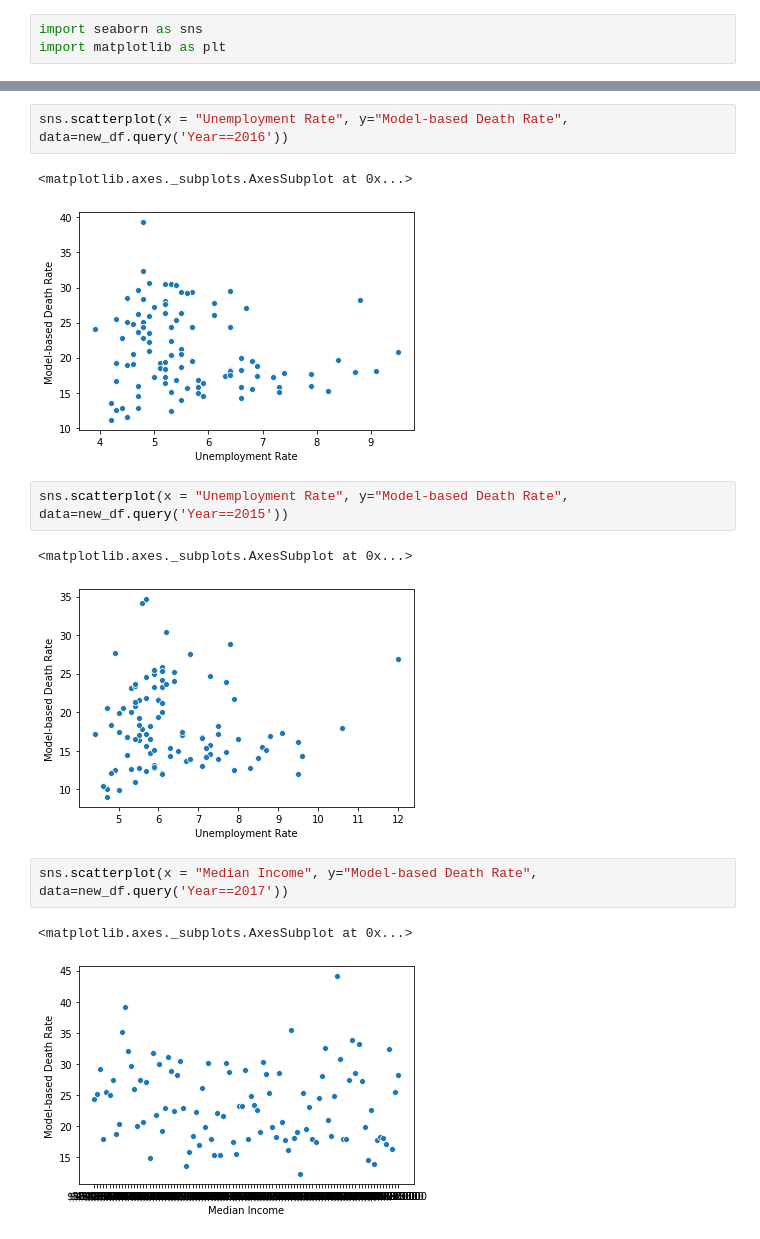
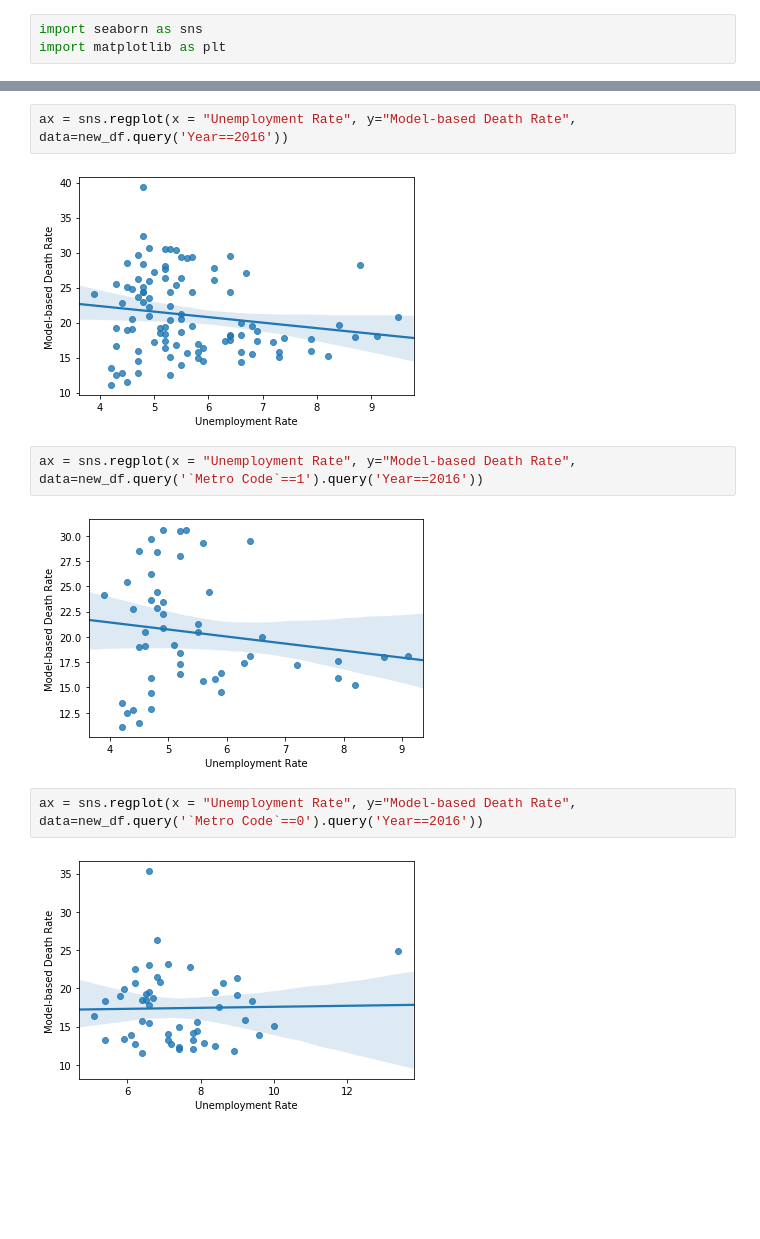
Before and after one commit to calebsanfo/CS216-Final, a Jupyter notebook: analysis.ipynb, the cells around one changed output, grey strips where cells are left out. Cells and saved outputs as stored; diff of their text form; blank space fills up the shorter version.

Commit message:
added more graphs

```diff
--- a/analysis.ipynb
+++ b/analysis.ipynb
@@ -214,15 +229,12 @@ sns.scatterplot(x = "Unemployment Rate", y="Model-based Death Rate", data=new_df
 # %%
-sns.scatterplot(x = "Unemployment Rate", y="Model-based Death Rate", data=new_df.query('Year==2016'))
+ax = sns.regplot(x = "Unemployment Rate", y="Model-based Death Rate", data=new_df.query('Year==2016'))
 # %% [output]
-<matplotlib.axes._subplots.AxesSubplot at 0x...>
-[figure, old version]
+[figure, new version]
 # %%
-sns.scatterplot(x = "Unemployment Rate", y="Model-based Death Rate", data=new_df.query('Year==2015'))
+ax = sns.regplot(x = "Unemployment Rate", y="Model-based Death Rate", data=new_df.query('`Metro Code`==1').query('Year==2016'))
 # %% [output]
-<matplotlib.axes._subplots.AxesSubplot at 0x...>
-[figure, old version]
+[figure, new version]
 # %%
-sns.scatterplot(x = "Median Income", y="Model-based Death Rate", data=new_df.query('Year==2017'))
+ax = sns.regplot(x = "Unemployment Rate", y="Model-based Death Rate", data=new_df.query('`Metro Code`==0').query('Year==2016'))
 # %% [output]
-<matplotlib.axes._subplots.AxesSubplot at 0x...>
-[figure, old version]
+[figure, new version]
```
Also changed, not shown: parts of 6 cells of this notebook.
